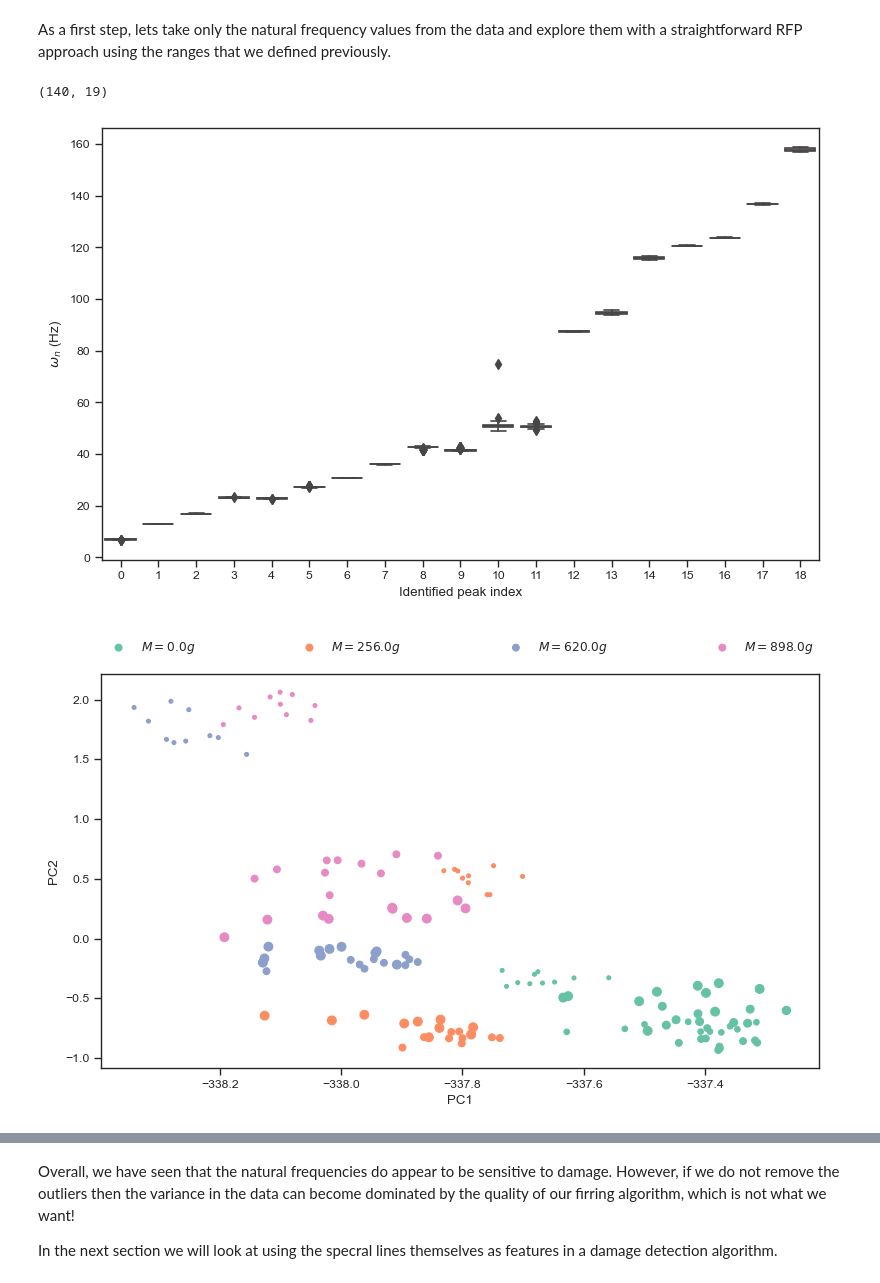
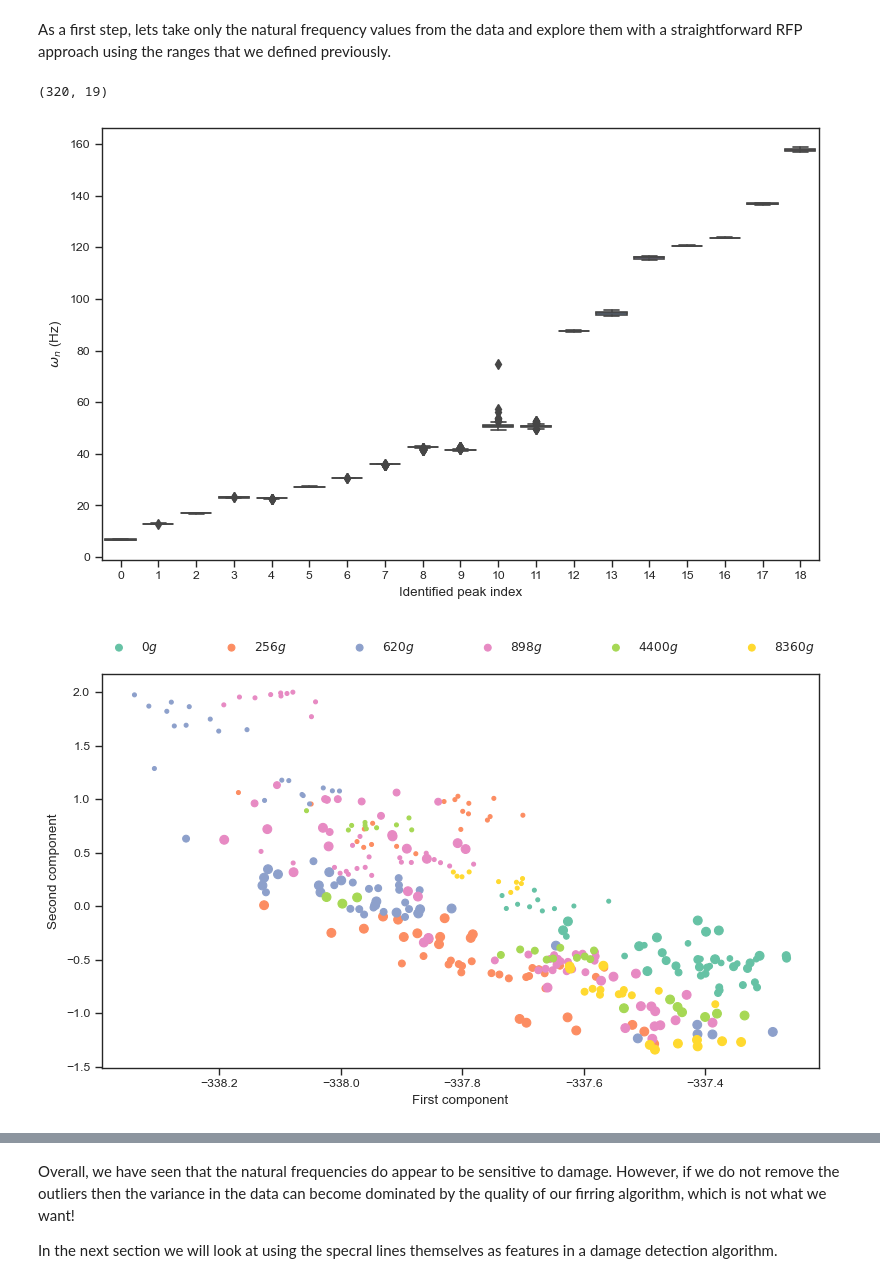
Before and after one commit to MDCHAMP/hawk-data, a Jupyter notebook: examples/shm.ipynb, the cells around one changed output, grey strips where cells are left out. Saved outputs shown, nothing was run; the diff lists cells and outputs as text; code cells hidden in the pictures.

```diff
--- a/examples/shm.ipynb
+++ b/examples/shm.ipynb
@@ -5,10 +5,12 @@ In this notebook we are going to be starting to think about how we might use the
 # %%
 import numpy as np
 import matplotlib.pyplot as plt
+from matplotlib.patches import Ellipse
 import seaborn as sns
 from scipy.spatial.distance import mahalanobis
 import hawk
 
+plt.rcParams['savefig.dpi'] = 300
 sns.set_theme("paper")
 sns.set_style("ticks")
 sns.set_palette("Set2")
@@ -16,6 +18,10 @@ sns.set_palette("Set2")
 data_dir = "./hawk_data"  # use your cached data if you have it downloaded from previous notebooks
 data = hawk.SBW(data_dir)
 ws = data["/LMS/xData/freq"][:]
+
+# control wether figs should be saved
+save = True
+save_dir = './figures/'
 # %% [markdown]
 As a first step, lets take only the natural frequency values from the data and explore them with a straightforward RFP approach using the ranges that we defined previously.
 # %%
@@ -80,7 +86,7 @@ def get_wns(ranges, ws, frf, oob=6):
 
 ### You should experiment with these:
 baseline_test = "BR_AR"
-damage_locs = ["DS_TLE"]
+damage_locs = ["DS_TLE", 'DS_RLE', 'DS_CTE']
 sensors = hawk.misc.all_sensors - {'FRC', 'EXH'}
 ranges = (
     ((5, 9), 1),
@@ -126,41 +132,45 @@ sns.boxplot(np.array(all_wns_averaged))
 plt.xlabel("Identified peak index")
 plt.ylabel(r"$\omega_n$ (Hz)")
 plt.tight_layout()
+if save:
+    plt.savefig(save_dir+'wns_boxplot.png')
 
 np.array(all_wns_averaged).shape
 # %% [output]
-(140, 19)
+(320, 19)
-[figure, old version]
+[figure, new version]
 # %%
 # remove the 10th mode from the PCA
 all_wns_averaged = np.delete(all_wns_averaged, [10], axis=1)
 # %%
 # Take PCA of the natural frequencies
 U, s, V = np.linalg.svd(all_wns_averaged, full_matrices=0)
 PCS = U @ np.diag(s)
 
 # Plotting the first 2 principal components
 weights = np.unique(all_damage_weights)
 plt.figure(figsize=(8, 5))
 for i, w in enumerate(weights):
     idx = np.array(all_damage_weights) == w
     plt.scatter(
         PCS[idx, 0],
         PCS[idx, 1],
         c=[f"C{i}"] * sum(idx),
         s=np.array(all_excitation_levels)[idx] * 20,
-        label=f"$M={w}g$",
+        label=f"${int(w)}g$",
     )
 plt.legend(
     bbox_to_anchor=(0, 1.1, 1, 0),
     loc="upper left",
-    ncols=4,
+    ncols=6,
     mode="expand",
     borderaxespad=0,
     frameon=False,
 )
-plt.xlabel("PC1")
-plt.ylabel("PC2")
+plt.xlabel("First component")
+plt.ylabel("Second component")
 plt.tight_layout()
+if save:
+    plt.savefig(save_dir+'wns_PCA.png')
 # %% [output]
-[figure, old version]
+[figure, new version]
```
Also changed, not shown: parts of 5 cells of this notebook, 1 other file.
